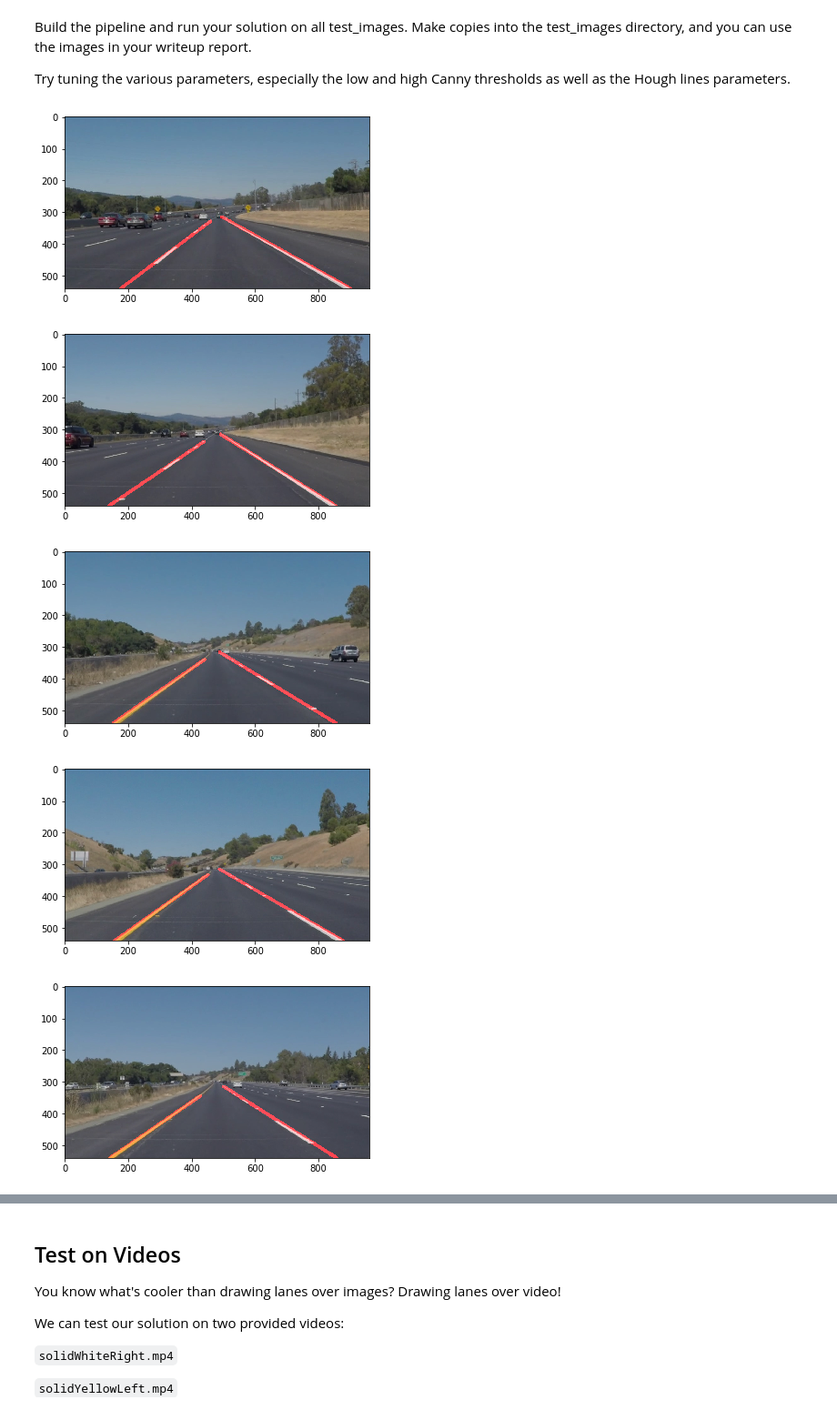
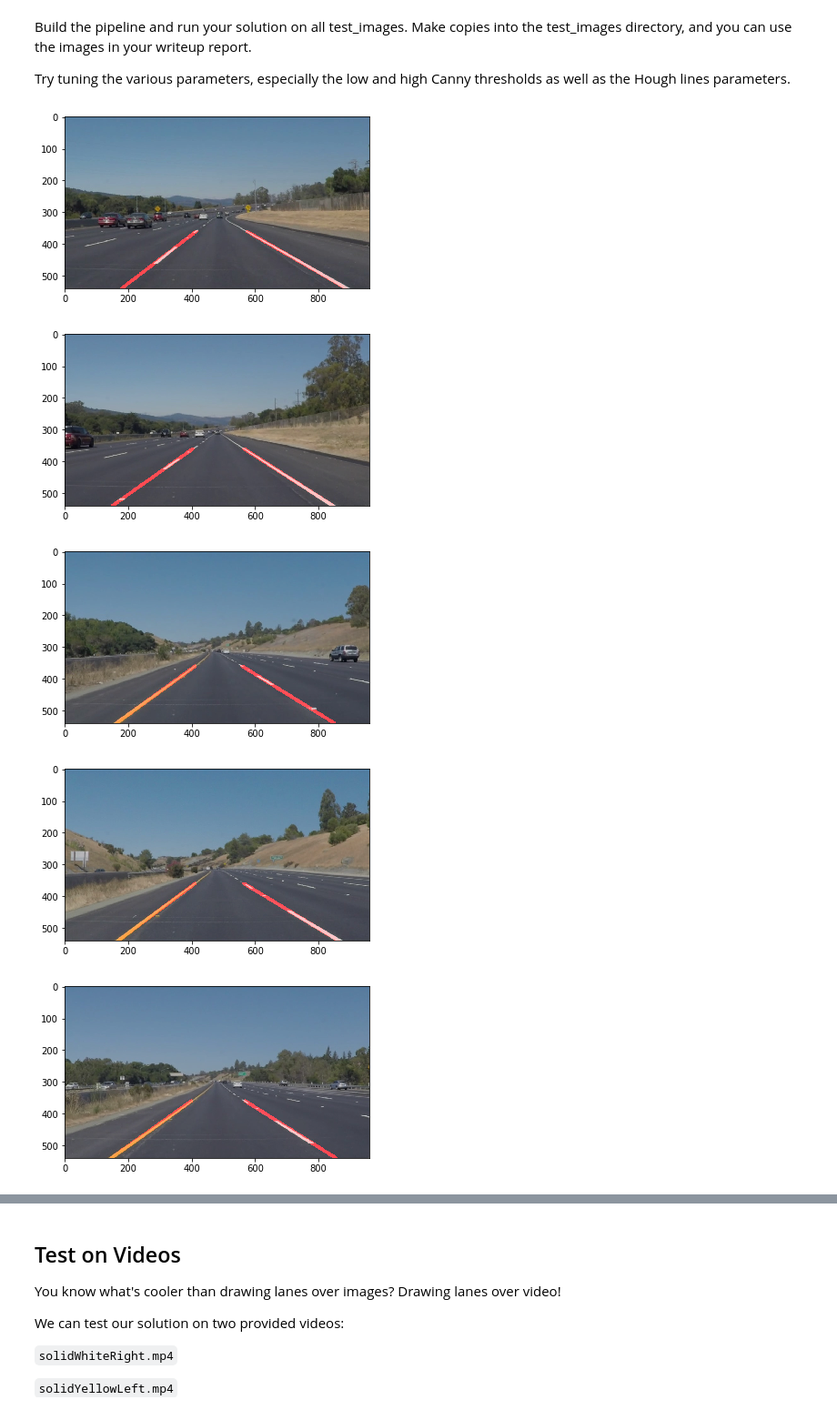
Before and after one commit to wilsonyhlee/CarND-LaneLines-P1, a Jupyter notebook: P1.ipynb, the cells around one changed output, grey strips where cells are left out. Shown at 91% size. Cells and saved outputs as stored; diff of their text form; code cells hidden in the pictures.

Commit message:
adjust interpolation + adjust best fit line based on previous frame

```diff
--- a/P1.ipynb
+++ b/P1.ipynb
@@ -220,41 +265,44 @@ Try tuning the various parameters, especially the low and high Canny thresholds
 # %%
 # parameters
 test_image_dir = 'test_images/'
-kernel_size = 5 # kernel size for Gaussian smoothing
+kernel_size = 3 # kernel size for Gaussian smoothing
 low_threshold = 50 # low threshold for Canny
 high_threshold = 150 # high threshold for Canny
-rho = 2 # distance resolution in pixels of the Hough grid
+rho = 1 # distance resolution in pixels of the Hough grid
 theta = np.pi/180 # angular resolution in radians of the Hough grid
-threshold = 15     # minimum number of votes (intersections in Hough grid cell)
-min_line_length = 40 #minimum number of pixels making up a line
-max_line_gap = 20    # maximum gap in pixels between connectable line segments
+threshold = 35     # minimum number of votes (intersections in Hough grid cell)
+min_line_length = 5 #minimum number of pixels making up a line
+max_line_gap = 2    # maximum gap in pixels between connectable line segments
 
 def find_lane(img):
     # grayscale the image
     img_gray = grayscale(img)
     # apply Gaussian smoothing
     img_blur = gaussian_blur(img_gray, kernel_size)
     # apply Canny edge detection
-    img_canny = canny(img_blur, low_threshold, high_threshold)
+    img_canny = canny(np.uint8(img_blur), low_threshold, high_threshold)
     # define a trapezoid region of interest
-    size = img.shape
-    vertices = np.array([[(0, size[0]), (490, 315), (510, 315), (size[1], size[0])]], dtype=np.int32)
+    h = img.shape[0]
+    w = img.shape[1]
+    vertices = np.array([[(40, h), (w/2-10, h/2+40), (w/2+10, h/2+40), (w-40, h)]], dtype=np.int32)
     # create masked edges
     masked_edges = region_of_interest(img_canny, vertices)
+    # apply Hough transform
     lines = hough_lines(masked_edges, rho, theta, threshold, min_line_length, max_line_gap)
 
     return weighted_img(lines, img)
 
 def run_test():
     for i in os.listdir(test_image_dir):
+        reset_global_parameters()
         img = mpimg.imread("%s%s" % (test_image_dir, i))
         plt.imshow(find_lane(img))
         plt.show()
 
 run_test()
 # %% [output]
-[figure, old version]
+[figure, new version]
-[figure, old version]
+[figure, new version]
-[figure, old version]
+[figure, new version]
-[figure, old version]
+[figure, new version]
-[figure, old version]
+[figure, new version]
```
Also changed, not shown: parts of 6 cells of this notebook, 3 other files.
